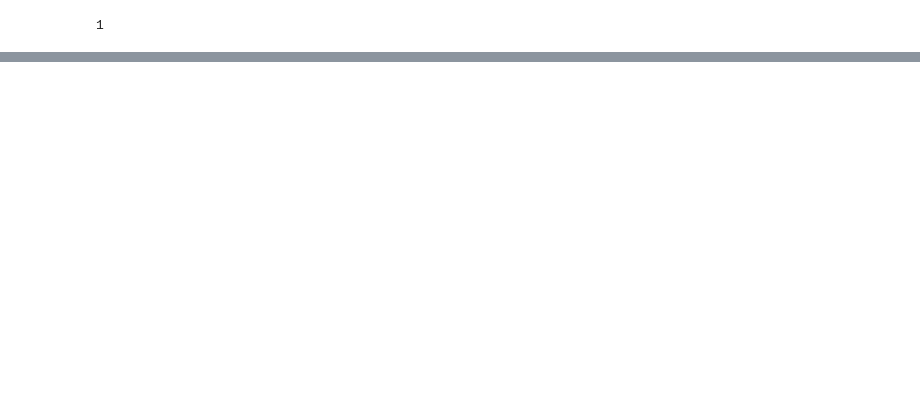
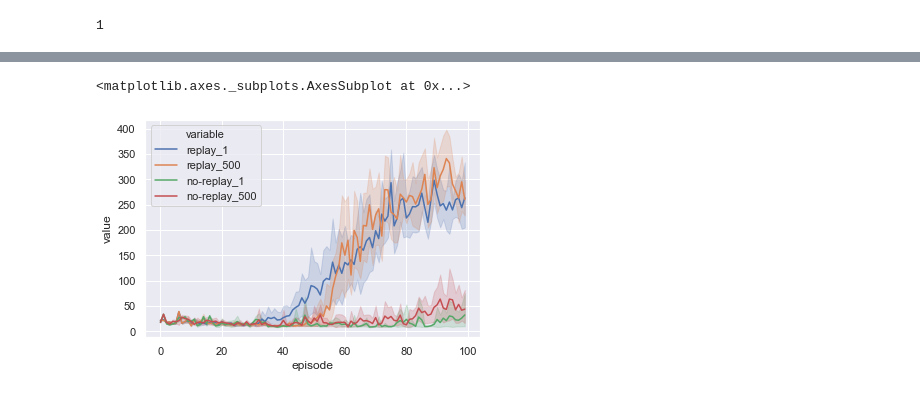
Before and after one commit to YoniSchirris/rl-lab3, a Jupyter notebook: lab3.ipynb, the cells around one changed output, grey strips where cells are left out. Saved outputs shown, nothing was run; the diff lists cells and outputs as text; code cells hidden in the pictures; blank space fills up the shorter version.

Commit message:
run each experiment several times and plots all in one graph with confidence interval

```diff
--- a/lab3.ipynb
+++ b/lab3.ipynb
@@ -214,7 +215,8 @@ def run_episodes(train, model, memory, env, num_episodes, batch_size, discount_f
     losses = []
 
 
-    for i in tqdm(range(num_episodes)):
+#     for i in tqdm(range(num_episodes)): <-- this gets a bit annoying when doing more runs
+    for i in range(num_episodes):
         # YOUR CODE HERE
         # following algo from here: https://drive.google.com/file/d/0BxXI_RttTZAhVUhpbDhiSUFFNjg/view
 
@@ -365,0 +370,18 @@ Setting the model because self.model doesn't exist
+# %%
+# can be used to display dataframe in ipython notebook
+from IPython.display import display, HTML
+
+test_df = pd.DataFrame(results)
+
+# e.g. display(test_df)
+
+
+# pd.melt is required to get several plots in one graph, got it from
+# https://stackoverflow.com/questions/52308749/how-do-i-create-a-multiline-plot-using-seaborn
+# 2nd answer
+
+sns.lineplot(x='episode', y='value', hue='variable',
+             data=pd.melt(test_df, ['episode']), ci=95)
+# %% [output]
+<matplotlib.axes._subplots.AxesSubplot at 0x...>
+[figure, added]
```
Also changed, not shown: parts of 3 cells of this notebook.
